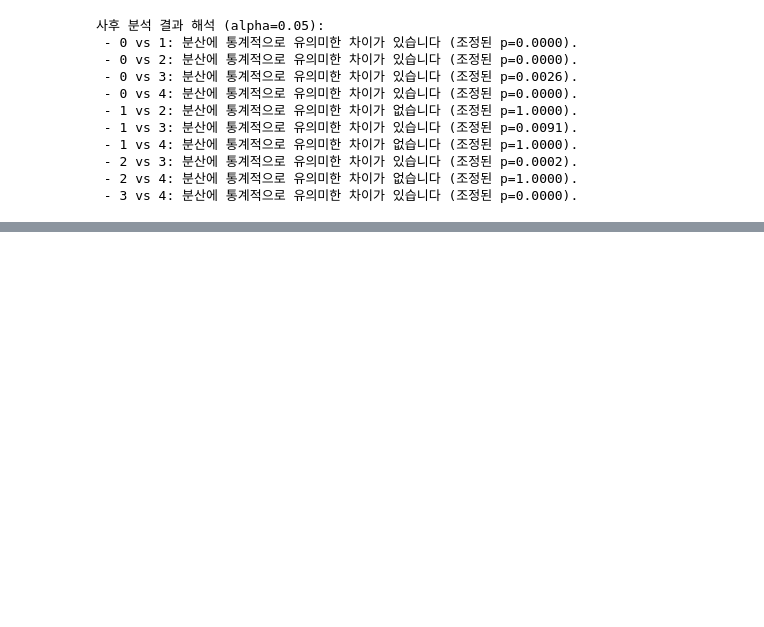
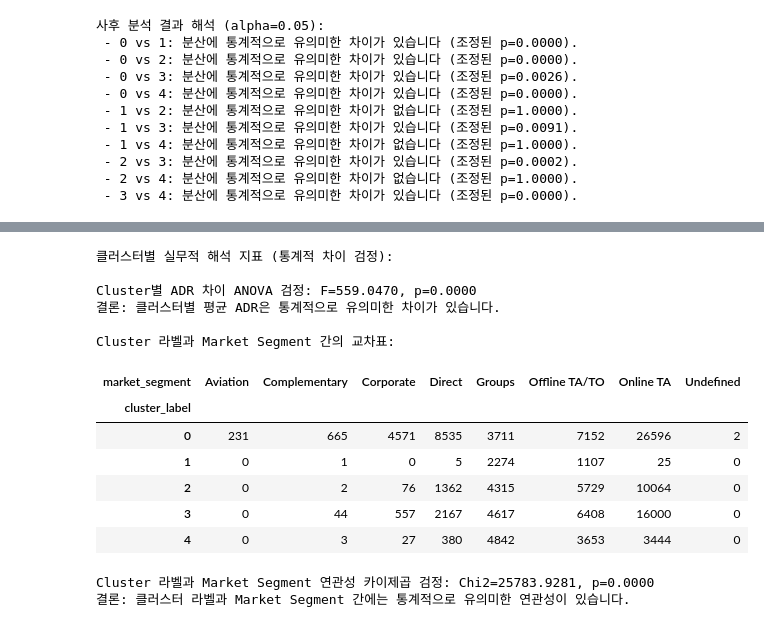
Before and after one commit to otto-Choi/Project-hotel_booking, a Jupyter notebook: notebooks/02_Clustering_customer_type.ipynb, the cells around one changed output, grey strips where cells are left out. Cells and saved outputs as stored; diff of their text form; code cells hidden in the pictures; blank space fills up the shorter version.

```diff
--- a/notebooks/02_Clustering_customer_type.ipynb
+++ b/notebooks/02_Clustering_customer_type.ipynb
@@ -980,0 +1050,77 @@ for index, row in df_pairwise_results.iterrows():
+# %%
+from scipy import stats
+import pandas as pd
+
+print("클러스터별 실무적 해석 지표 (통계적 차이 검정):")
+
+# 수치형 변수에 대한 ANOVA 검정 (예: adr, lead_time)
+# 각 클러스터별 adr 데이터 추출
+adr_by_cluster = [df_resort_clustered[df_resort_clustered['cluster_label'] == i]['adr'].dropna()
+                  for i in sorted(df_resort_clustered['cluster_label'].unique())]
+
+# ANOVA 검정 수행
+# F-statistic과 p-value 확인
+fvalue_adr, pvalue_adr = stats.f_oneway(*adr_by_cluster)
+print(f"\nCluster별 ADR 차이 ANOVA 검정: F={fvalue_adr:.4f}, p={pvalue_adr:.4f}")
+
+# 결과 해석
+alpha = 0.05
+if pvalue_adr < alpha:
+    print("결론: 클러스터별 평균 ADR은 통계적으로 유의미한 차이가 있습니다.")
+else:
+    print("결론: 클러스터별 평균 ADR은 통계적으로 유의미한 차이가 없습니다.")
+
+
+# 다른 수치형 변수에 대해서도 유사하게 검정 가능 (예: lead_time)
+# lead_time_by_cluster = [df_resort_clustered[df_resort_clustered['cluster_label'] == i]['lead_time'].dropna()
+#                         for i in sorted(df_resort_clustered['cluster_label'].unique())]
+# fvalue_lead_time, pvalue_lead_time = stats.f_oneway(*lead_time_by_cluster)
+# print(f"\nCluster별 Lead Time 차이 ANOVA 검정: F={fvalue_lead_time:.4f}, p={pvalue_lead_time:.4f}")
+# if pvalue_lead_time < alpha:
+#     print("결론: 클러스터별 평균 Lead Time은 통계적으로 유의미한 차이가 있습니다.")
+# else:
+#     print("결론: 클러스터별 평균 Lead Time은 통계적으로 유의미한 차이가 없습니다.")
+
+
+# 범주형 변수에 대한 카이제곱 검정 (예: market_segment)
+# 클러스터 라벨과 market_segment 간의 교차표 생성
+contingency_table_market_segment = pd.crosstab(df_resort_clustered['cluster_label'], df_resort_clustered['market_segment'])
+
+print("\nCluster 라벨과 Market Segment 간의 교차표:")
+display(contingency_table_market_segment)
+
+# 카이제곱 검정 수행
+chi2_market_segment, p_market_segment, dof_market_segment, expected_market_segment = stats.chi2_contingency(contingency_table_market_segment)
+
+print(f"\nCluster 라벨과 Market Segment 연관성 카이제곱 검정: Chi2={chi2_market_segment:.4f}, p={p_market_segment:.4f}")
+
+# 결과 해석
+if p_market_segment < alpha:
+    print("결론: 클러스터 라벨과 Market Segment 간에는 통계적으로 유의미한 연관성이 있습니다.")
+else:
+    print("결론: 클러스터 라벨과 Market Segment 간에는 통계적으로 유의미한 연관성이 없습니다.")
+
+# 다른 범주형 변수에 대해서도 유사하게 검정 가능 (예: customer_group, distribution_channel)
+# contingency_table_customer_group = pd.crosstab(df_resort_clustered['cluster_label'], df_resort_clustered['customer_group'])
+# chi2_customer_group, p_customer_group, dof_customer_group, expected_customer_group = stats.chi2_contingency(contingency_table_customer_group)
+# print(f"\nCluster 라벨과 Customer Group 연관성 카이제곱 검정: Chi2={chi2_customer_customer_group:.4f}, p={p_customer_group:.4f}")
+# if p_customer_group < alpha:
+#     print("결론: 클러스터 라벨과 Customer Group 간에는 통계적으로 유의미한 연관성이 있습니다.")
+# else:
+#     print("결론: 클러스터 라벨과 Customer Group 간에는 통계적으로 유의미한 연관성이 없습니다.")
+# %% [output]
+클러스터별 실무적 해석 지표 (통계적 차이 검정):
+
+Cluster별 ADR 차이 ANOVA 검정: F=559.0470, p=0.0000
+결론: 클러스터별 평균 ADR은 통계적으로 유의미한 차이가 있습니다.
+
+Cluster 라벨과 Market Segment 간의 교차표:
+| market_segment | Aviation | Complementary | Corporate | Direct | Groups | Offline TA/TO | Online TA | Undefined |
+| cluster_label |  |  |  |  |  |  |  |  |
+| 0 | 231 | 665 | 4571 | 8535 | 3711 | 7152 | 26596 | 2 |
+| 1 | 0 | 1 | 0 | 5 | 2274 | 1107 | 25 | 0 |
+| 2 | 0 | 2 | 76 | 1362 | 4315 | 5729 | 10064 | 0 |
+| 3 | 0 | 44 | 557 | 2167 | 4617 | 6408 | 16000 | 0 |
+| 4 | 0 | 3 | 27 | 380 | 4842 | 3653 | 3444 | 0 |
+Cluster 라벨과 Market Segment 연관성 카이제곱 검정: Chi2=25783.9281, p=0.0000
+결론: 클러스터 라벨과 Market Segment 간에는 통계적으로 유의미한 연관성이 있습니다.
```
Also changed, not shown: parts of 2 cells of this notebook.
